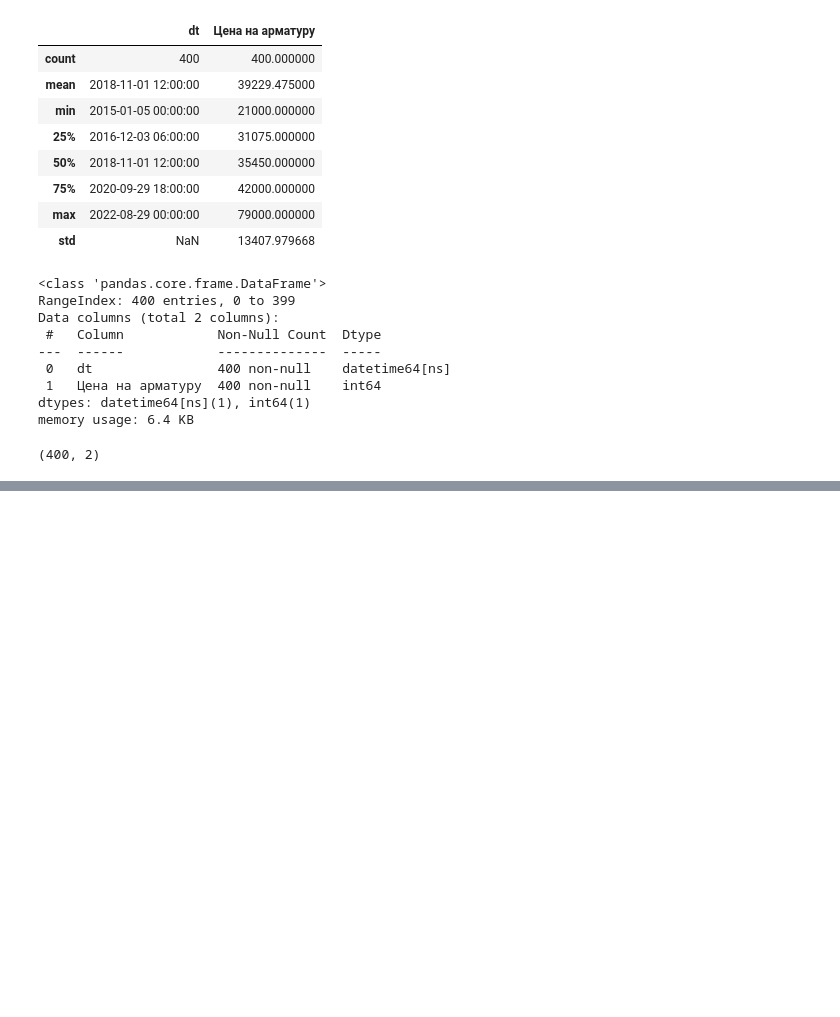
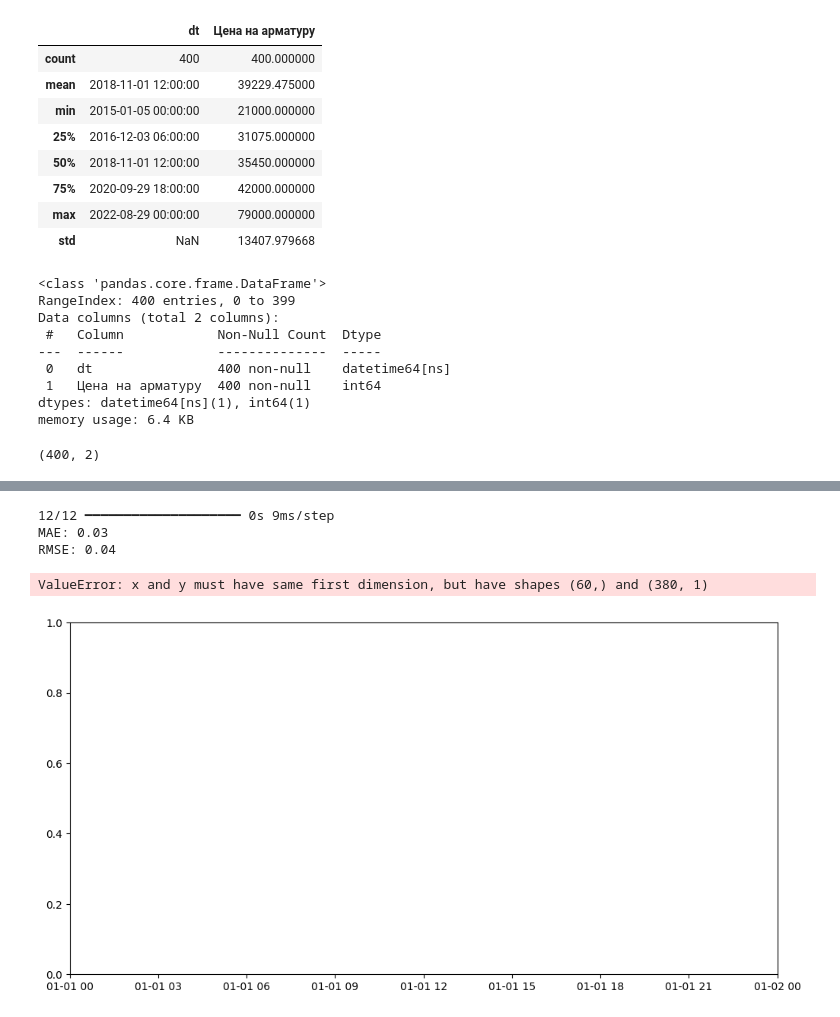
Before and after one commit to Klop4ikk/3int, a Jupyter notebook: Интенсив3_Флейшгауэр.ipynb, the cells around one changed output, grey strips where cells are left out. Cells and saved outputs as stored; diff of their text form; code cells hidden in the pictures; blank space fills up the shorter version.

```diff
--- a/Интенсив3_Флейшгауэр.ipynb
+++ b/Интенсив3_Флейшгауэр.ipynb
@@ -110,0 +205,18 @@ plot_acf(df_ts['Цена на арматуру'], lags=60, ax=ax[1]);
+# %%
+# 5. Создание и обучение LSTM-модели
+
+# Построение модели LSTM
+model = Sequential([
+    LSTM(50, return_sequences=True, input_shape=(seq_length, 1)),
+    Dropout(0.2),
+    LSTM(50, return_sequences=False),
+    Dropout(0.2),
+    Dense(25),
+    Dense(1)
+])
+
+# Компиляция модели
+model.compile(optimizer="adam", loss="mse")
+
+# Обучение модели
+history = model.fit(X_train, y_train, validation_data=(X_test, y_test), epochs=50, batch_size=16, verbose=1)
@@ -110,0 +242,31 @@ plot_acf(df_ts['Цена на арматуру'], lags=60, ax=ax[1]);
+# %%
+# -6. Оценка качества модели
+
+# Предсказания модели
+y_pred = model.predict(X_test)
+
+# Обратное масштабирование
+y_test_inv = scaler.inverse_transform(y_test.reshape(-1, 1))
+y_pred_inv = scaler.inverse_transform(y_pred)
+
+# Оценка ошибок
+mae = mean_absolute_error(y_test_inv, y_pred_inv)
+rmse = np.sqrt(mean_squared_error(y_test_inv, y_pred_inv))
+
+print(f"MAE: {mae:.2f}")
+print(f"RMSE: {rmse:.2f}")
+
+# Визуализация предсказаний
+plt.figure(figsize=(12, 6))
+plt.plot(df["dt"].iloc[train_size + seq_length:], y_test_inv, label="Фактические цены")
+plt.plot(df["dt"].iloc[train_size + seq_length:], y_pred_inv, label="Прогноз LSTM")
+plt.xlabel("Дата")
+plt.ylabel("Цена на арматуру")
+plt.legend()
+plt.show()
+# %% [output]
+12/12 ━━━━━━━━━━━━━━━━━━━━ 0s 9ms/step
+MAE: 0.03
+RMSE: 0.04
+ValueError: x and y must have same first dimension, but have shapes (60,) and (380, 1)
+[figure, added]
```
Also changed, not shown: parts of 13 cells of this notebook.
